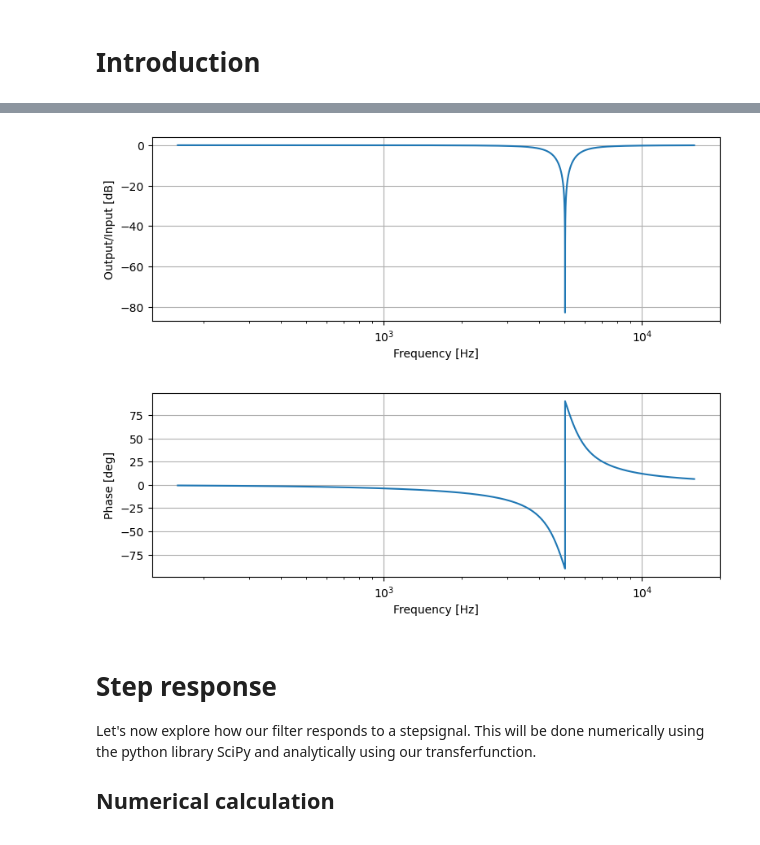
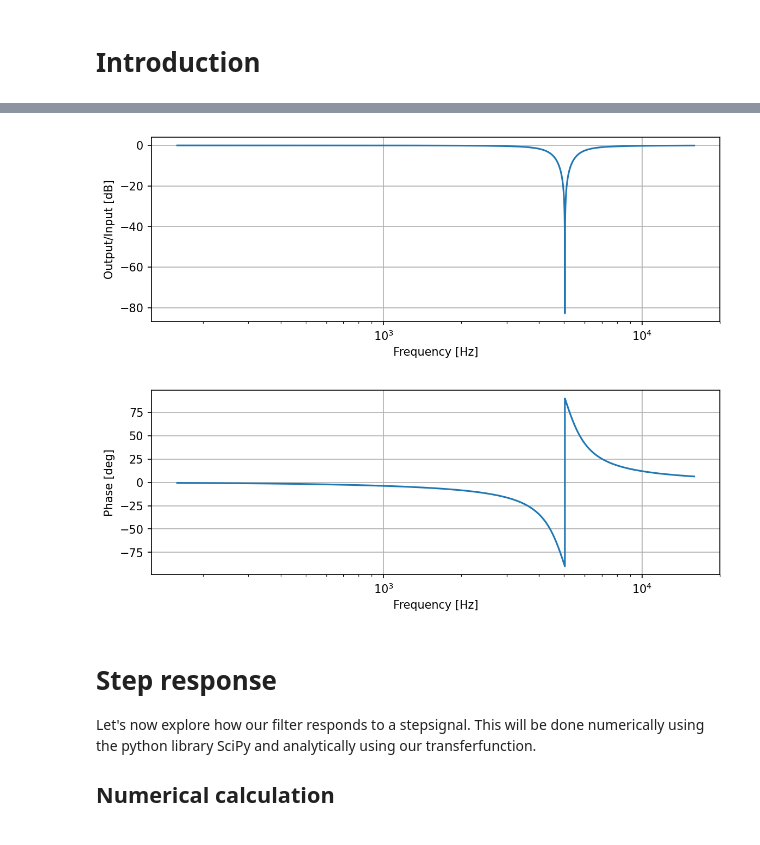
Before and after one commit to kr4ften/TransformProject, a Jupyter notebook: main.ipynb, the cells around one changed output, grey strips where cells are left out. Cells and saved outputs as stored; diff of their text form; code cells hidden in the pictures.

```diff
--- a/main.ipynb
+++ b/main.ipynb
@@ -61,37 +71,37 @@ This is our transfer function, using it we can describe our LTI system.
 # %%
 import numpy as np
 import scipy.signal as signal
 import matplotlib.pyplot as plt
 
 R = 5000
 C = 20 * 10**(-9)
 L = 50 * 10**(-3)
 
 numerator = [C*L*R, 0, R]
 denominator = [C*L*R, L, R]
 
 LTI = signal.TransferFunction(numerator,denominator)
 
 w, mag, phase = signal.bode(LTI,n=100000)
 
 # Convert rad/s to Hz
 f=w/(2*np.pi)
 
-plt.figure(figsize=(9, 3), dpi=100)
+plt.figure(figsize=(9, 3), dpi=150)
 plt.semilogx(f,mag)
 #plt.hlines(-3,min(f),max(f),linestyles="dotted",colors='r')
 plt.xlabel('Frequency [Hz]')
 plt.ylabel('Output/Input [dB]')
 plt.grid()
-plt.figure(figsize=(9, 3), dpi=100)
+plt.figure(figsize=(9, 3), dpi=150)
 plt.semilogx(f, phase)
 plt.xlabel('Frequency [Hz]')
 plt.ylabel('Phase [deg]')
 plt.grid()
 plt.show()
 # %% [output]
-[figure, old version]
+[figure, new version]
-[figure, old version]
+[figure, new version]
 # %% [markdown]
 # Step response
 
```
Also changed, not shown: parts of 4 cells of this notebook.
